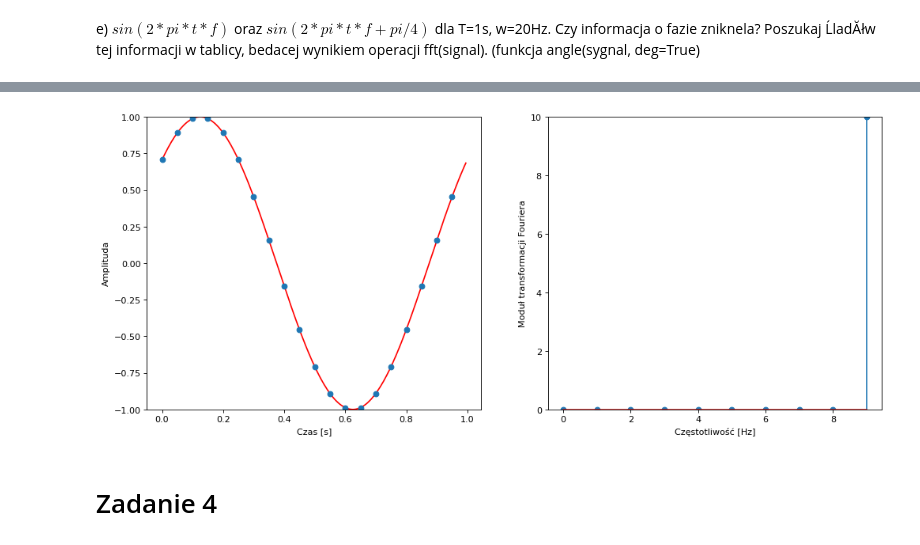
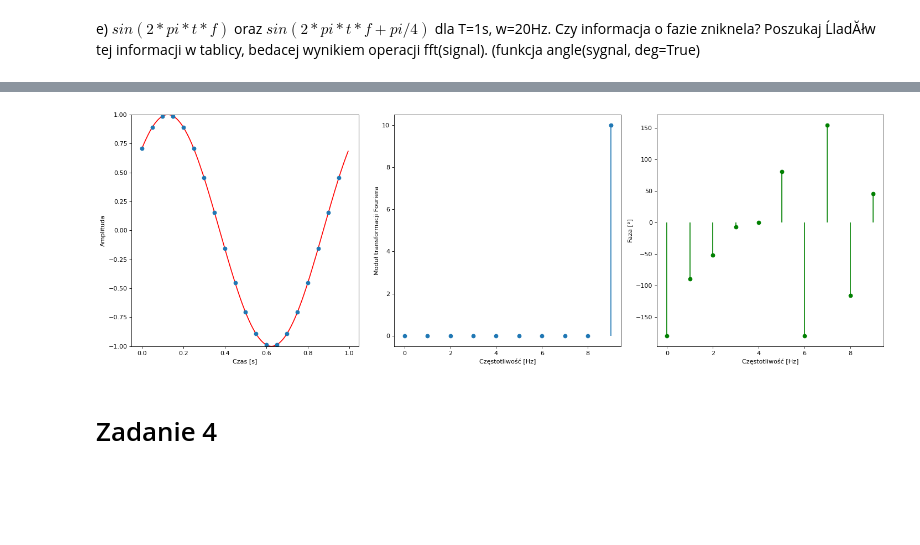
Before and after one commit to andziuba/human-computer-interaction, a Jupyter notebook: 04.sygnaly/sygnaly1.ipynb, the cells around one changed output, grey strips where cells are left out. Cells and saved outputs as stored; diff of their text form; code cells hidden in the pictures; blank space fills up the shorter version.

```diff
--- a/04.sygnaly/sygnaly1.ipynb
+++ b/04.sygnaly/sygnaly1.ipynb
@@ -496,75 +559,71 @@ analyze_signal(czestotliwosc_probkowania=20, liczba_przebiegow=1)
 # %%
-# faza = pi/4
+#faza = pi/4
 import numpy as np
 import matplotlib.pyplot as plt
 from scipy.fft import fft
 import math as mt
 
 def analyze_signal(amplituda=1, czestotliwosc_probkowania=40, liczba_przebiegow=1, czestotliwosc_sygnalu=1.0):
-    A = amplituda  # Amplituda sygnału
-    LP = liczba_przebiegow  # Liczba analizowanych pełnych przebiegów sygnału (okresów)
-    w = czestotliwosc_probkowania  # Częstotliwość próbkowania [Hz] sygnału
-    f = czestotliwosc_sygnalu  # Częstotliwość sygnału [Hz] (przekazana jako argument)
+    A = amplituda
+    LP = liczba_przebiegow
+    w = czestotliwosc_probkowania
+    f = czestotliwosc_sygnalu
 
-    T = 1.0/f  # Okres sygnału [s] (jak długo trwa jeden przebieg sinusa)
-    TW = 1.0/w  # Okres próbkowania [s] (co ile sekund pobieramy próbkę)
+    T = 1.0/f  #dlugosc jednego sygnalu
+    TW = 1.0/w  #okres probkowania
 
-    t = np.arange(0, LP*T, TW)  # Generujemy momenty, w których pobieramy próbki
+    t = np.arange(0, LP*T, TW)  #momenty pobrania probek
     n = len(t)
 
-    FUNC = lambda t: A * np.sin(2 * np.pi * t * f + np.pi/4)  # Definicja funkcji (tutaj sinus)
-    signal = FUNC(t)  # Funkcja sprobkowana
+    FUNC = lambda t: A * np.sin(2 * np.pi * t * f + np.pi/4)  #funkcja
+    signal = FUNC(t)  #funkcja sprobkowana
 
-    # Rysowanie wykresów
-    fig = plt.figure(figsize=(15, 6), dpi=80)
+    #rysowanie wykresow
+    fig = plt.figure(figsize=(18, 6), dpi=80)
 
-    # POMOCNICZY SYGNAŁ
+    #POMOCNICZY SYGNAL
     base_t = np.arange(0, LP*T, 1.0/200.0)
     base_signal = FUNC(base_t)
 
-    ax = fig.add_subplot(121)
+    ax = fig.add_subplot(131)
     ax.plot(base_t, base_signal, linestyle='-', color='red')
     ax.set_ylim([min(base_signal), max(base_signal)])
 
-    # Wykres próbek
+    #wykres probek
     ax.plot(t, signal, 'o')
 
-    # Dodanie podpisów do osi dla wykresu w dziedzinie czasu
-    ax.set_xlabel('Czas [s]')  # Oś X - czas w sekundach
-    ax.set_ylabel('Amplituda')  # Oś Y - amplituda sygnału (jednostka zależna od sygnału)
+    #podpisy w dziedzinie czasu
+    ax.set_xlabel('Czas [s]')  #os X - czas w sekundach
+    ax.set_ylabel('Amplituda')  #os Y - amplituda sygnału
 
-    # Transformata Fouriera
+    #transformata Fouriera
     signal1 = fft(signal)
-    signal1 = np.abs(signal1)  # Moduł sygnału
+    signal_magnitude = np.abs(signal1)  #modul sygnału
+    signal_phase = np.angle(signal1, deg=True)  #faza sygnału (w stopniach)
 
-    # Skala częstotliwości
-    freqs = np.fft.fftfreq(n, TW)  # Częstotliwości w Hz, od -f_s/2 do +f_s/2
-    freqs = np.fft.fftshift(freqs)  # Przemieszczenie do zakresu 0 Hz - f_s/2
+    #skala czestotliwosci
+    freqs = np.fft.fftfreq(n, TW)  #czestotliwosci w Hz
+    freqs = np.fft.fftshift(freqs)  #przemieszczenie do zakresu 0 Hz - fs/2
 
-    # Wykres w dziedzinie częstotliwości
-    ax = fig.add_subplot(122)
-    ymax = max(signal1)
-    if ymax > 3.0:
-        ax.set_ylim([0.0, ymax])
-    else:
-        ax.set_ylim([0.0, 3.0])
+    #wykres w dziedzinie czestotliwosci - amplituda
+    ax = fig.add_subplot(132)
+    ax.stem(freqs[freqs >= 0], signal_magnitude[freqs >= 0], '-*', basefmt=" ")
+    ax.set_xlabel('Częstotliwość [Hz]')
+    ax.set_ylabel('Moduł transformacji Fouriera')
 
-    # Usuwamy część ujemną częstotliwości
-    positive_freqs = freqs[freqs >= 0]
-    positive_signal1 = signal1[freqs >= 0]
+    #wykres w dziedzinie czestotliwosci - faza
+    ax = fig.add_subplot(133)
+    ax.stem(freqs[freqs >= 0], signal_phase[freqs >= 0], '-o', basefmt=" ", linefmt='g')
+    ax.set_xlabel('Częstotliwość [Hz]')
+    ax.set_ylabel('Faza [°]')
 
-    ax.stem(positive_freqs, positive_signal1, '-*')
-
-    # Dodanie podpisów do osi dla wykresu w dziedzinie częstotliwości
-    ax.set_xlabel('Częstotliwość [Hz]')  # Oś X - częstotliwość w Hz
-    ax.set_ylabel('Moduł transformacji Fouriera')  # Oś Y - moduł sygnału w dziedzinie częstotliwości
-
-    # Wyświetlenie wykresów
+    #wykresy
+    plt.tight_layout()
     plt.show()
 
 analyze_signal(czestotliwosc_probkowania=20, liczba_przebiegow=1)
 # %% [output]
-[figure, old version]
+[figure, new version]
 # %% [markdown]
 # Zadanie 4
 # %% [markdown]
```
Also changed, not shown: parts of 13 cells of this notebook.
